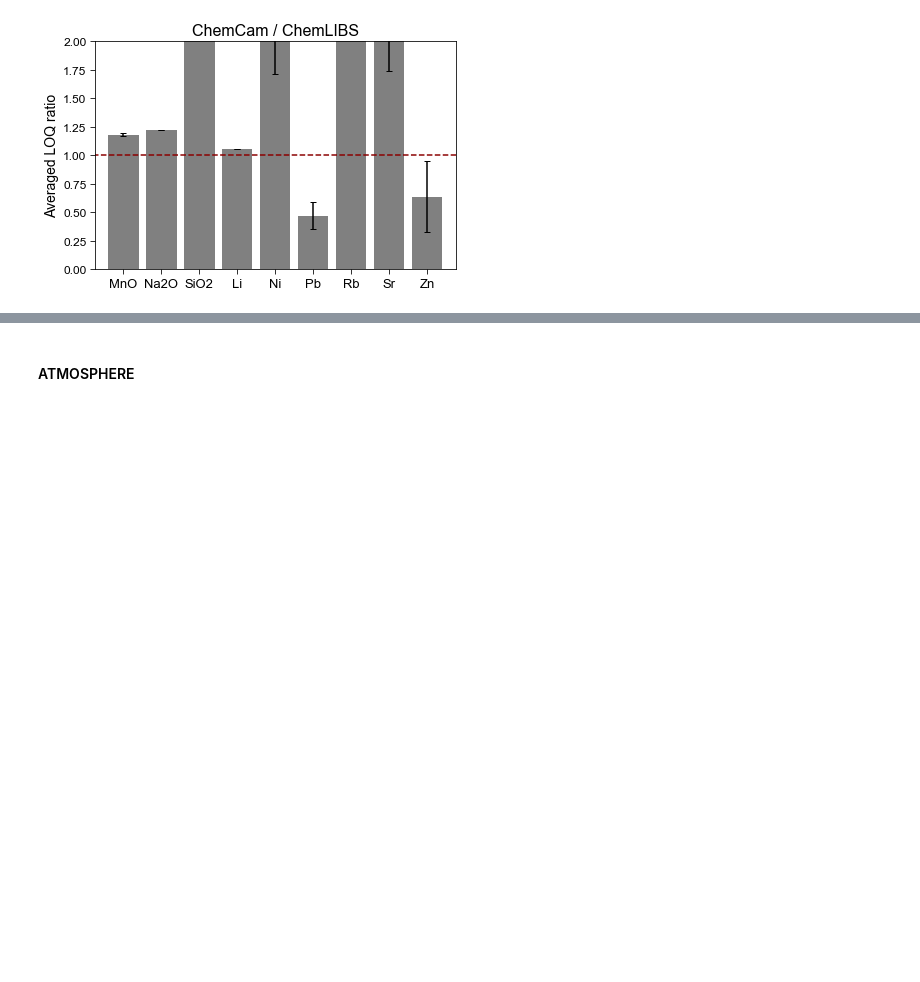
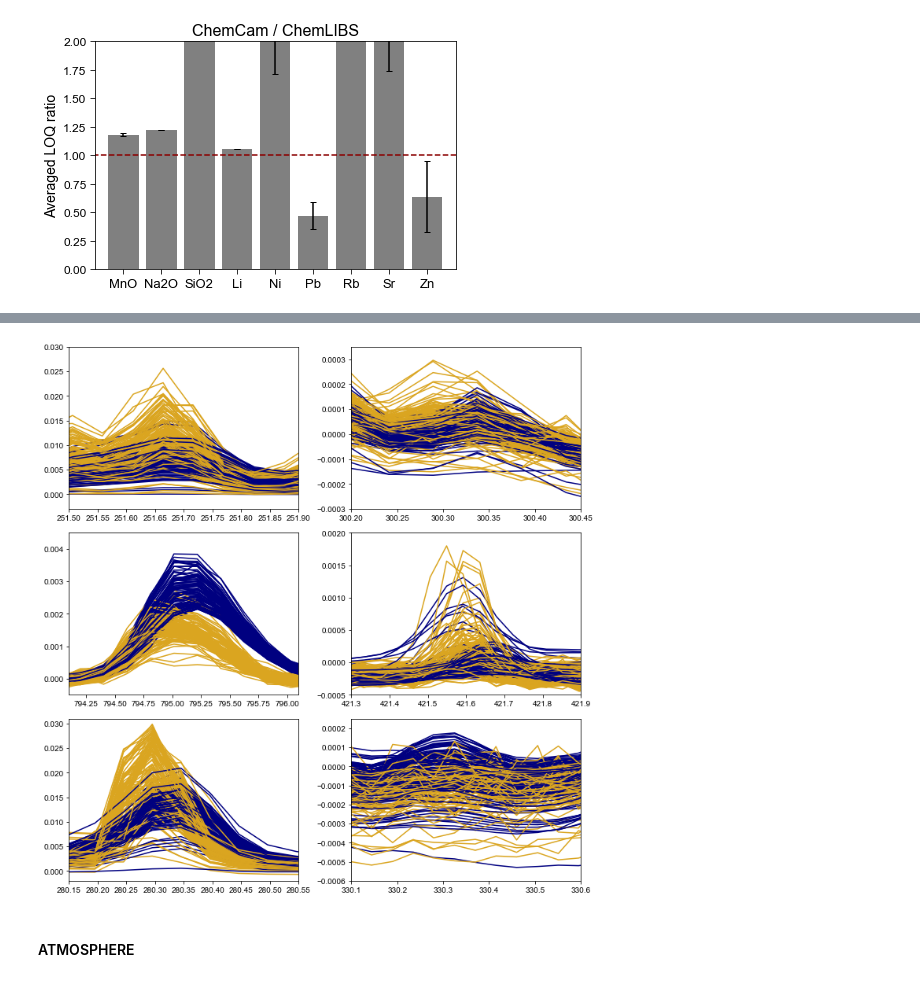
Before and after one commit to ytsmacr/LOD-paper, a Jupyter notebook: Figures.ipynb, the cells around one changed output, grey strips where cells are left out. Cells and saved outputs as stored; diff of their text form; code cells hidden in the pictures; blank space fills up the shorter version.

```diff
--- a/Figures.ipynb
+++ b/Figures.ipynb
@@ -351,3 +517,87 @@ plt.show()
+# %%
+cc_spectra = pd.read_csv(fp+'datasets\\CC_norm3_spectra_CL_matched.csv')
+cl_spectra = pd.read_csv(fp+'datasets\\CL_Mars_norm3_spectra_CC_matched.csv')
+wave = cc_spectra['wave']
+cl_cc_samples = cc_spectra.columns[1:]
+# %%
+# filter spectra just for those with values for the elements
+si_samples = list(mhc_comps[~mhc_comps['SiO2'].isna()]['Sample Name'])
+si_samples = [i for i in si_samples if i in cl_cc_samples]
+ni_samples = list(mhc_comps[~mhc_comps['Ni'].isna()]['Sample Name'])
+ni_samples = [i for i in ni_samples if i in cl_cc_samples]
+rb_samples = list(mhc_comps[~mhc_comps['Rb'].isna()]['Sample Name'])
+rb_samples = [i for i in rb_samples if i in cl_cc_samples]
+sr_samples = list(mhc_comps[~mhc_comps['Sr'].isna()]['Sample Name'])
+sr_samples = [i for i in sr_samples if i in cl_cc_samples]
+pb_samples = list(mhc_comps[~mhc_comps['Pb'].isna()]['Sample Name'])
+pb_samples = [i for i in pb_samples if i in cl_cc_samples]
+zn_samples = list(mhc_comps[~mhc_comps['Zn'].isna()]['Sample Name'])
+zn_samples = [i for i in zn_samples if i in cl_cc_samples]
+# %%
+cc_c = '#000080'
+cl_c = '#DAA520'
+#op = 0.3
+f = 18
+#r1y = 0.75
+#r2y = 0.48
+#r3y = 0.215
+#c1x = 0.075
+#c2x = 0.5
+
+fig, axes = plt.subplots(nrows=3, ncols=2, figsize = (10,10), sharey=False)
+
+for s in si_samples:
+    axes[0,0].plot(wave, cc_spectra[s], color=cc_c)#, alpha = op) # CC
+    axes[0,0].plot(wave, cl_spectra[s], color=cl_c)#, alpha = op) # CL
+axes[0,0].set_xlim(251.5,251.9)
+axes[0,0].set_ylim(-.003, 0.03)
+#axes[0,0].annotate('Si', (c1x, r1y), xycoords = 'figure fraction', fontsize=f)
+
+for s in ni_samples:
+    axes[0,1].plot(wave, cc_spectra[s], color=cc_c)#, alpha = op) # CC
+    axes[0,1].plot(wave, cl_spectra[s], color=cl_c)#, alpha = op) # CL
+#axes[0,1].set_xlim(251.1,251.4)
+axes[0,1].set_xlim(300.2,300.45)
+axes[0,1].set_ylim(-0.0003, .00035)
+#axes[0,1].annotate('Ni', (c2x, r1y), xycoords = 'figure fraction', fontsize=f)
+
+for s in rb_samples:
+    axes[1,0].plot(wave, cc_spectra[s], color=cc_c)#, alpha = op) # CC
+    axes[1,0].plot(wave, cl_spectra[s], color=cl_c)#, alpha = op) # CL
+axes[1,0].set_xlim(794.1,796.1)
+axes[1,0].set_ylim(-0.0005, .0045)
+#axes[1,0].annotate('Rb', (c1x, r2y), xycoords = 'figure fraction', fontsize=f)
+
+for s in sr_samples:
+    axes[1,1].plot(wave, cc_spectra[s], color=cc_c)#, alpha = op) # CC
+    axes[1,1].plot(wave, cl_spectra[s], color=cl_c)#, alpha = op) # CL
+#axes[1,1].set_xlim(407.45,408.1)
+#axes[1,1].set_ylim(-0.0005, .005)
+axes[1,1].set_xlim(421.3,421.9)
+axes[1,1].set_ylim(-0.0005, .002)
+#axes[1,1].annotate('Sr', (c2x, r2y), xycoords = 'figure fraction', fontsize=f)
+
+for s in pb_samples:
+    axes[2,0].plot(wave, cc_spectra[s], color=cc_c)#, alpha = op) # CC
+    axes[2,0].plot(wave, cl_spectra[s], color=cl_c)#, alpha = op) # CL
+#axes[2,0].set_xlim(261.3,261.65)
+#axes[2,0].set_ylim(-0.002, .05)
+axes[2,0].set_xlim(280.15,280.55)
+axes[2,0].set_ylim(-0.002, .031)
+#axes[2,0].annotate('Pb', (c1x, r3y), xycoords = 'figure fraction', fontsize=f)
+
+for s in zn_samples:
+    axes[2,1].plot(wave, cc_spectra[s], color=cc_c)#, alpha = op) # CC
+    axes[2,1].plot(wave, cl_spectra[s], color=cl_c)#, alpha = op) # CL
+axes[2,1].set_xlim(330.1,330.6)
+axes[2,1].set_ylim(-0.0006, .00025)
+#axes[2,1].annotate('Zn', (c2x, r3y), xycoords = 'figure fraction', fontsize=f)
+
+plt.tight_layout()
+plt.savefig(fp+'figures\\CC_CL_peak_comparison.eps', dpi=600)
+plt.show()
+# %% [output]
+[figure, added]
 # %% [markdown]
 #### ATMOSPHERE
 # %%
```
Also changed, not shown: parts of 15 cells of this notebook, 1 other file.
